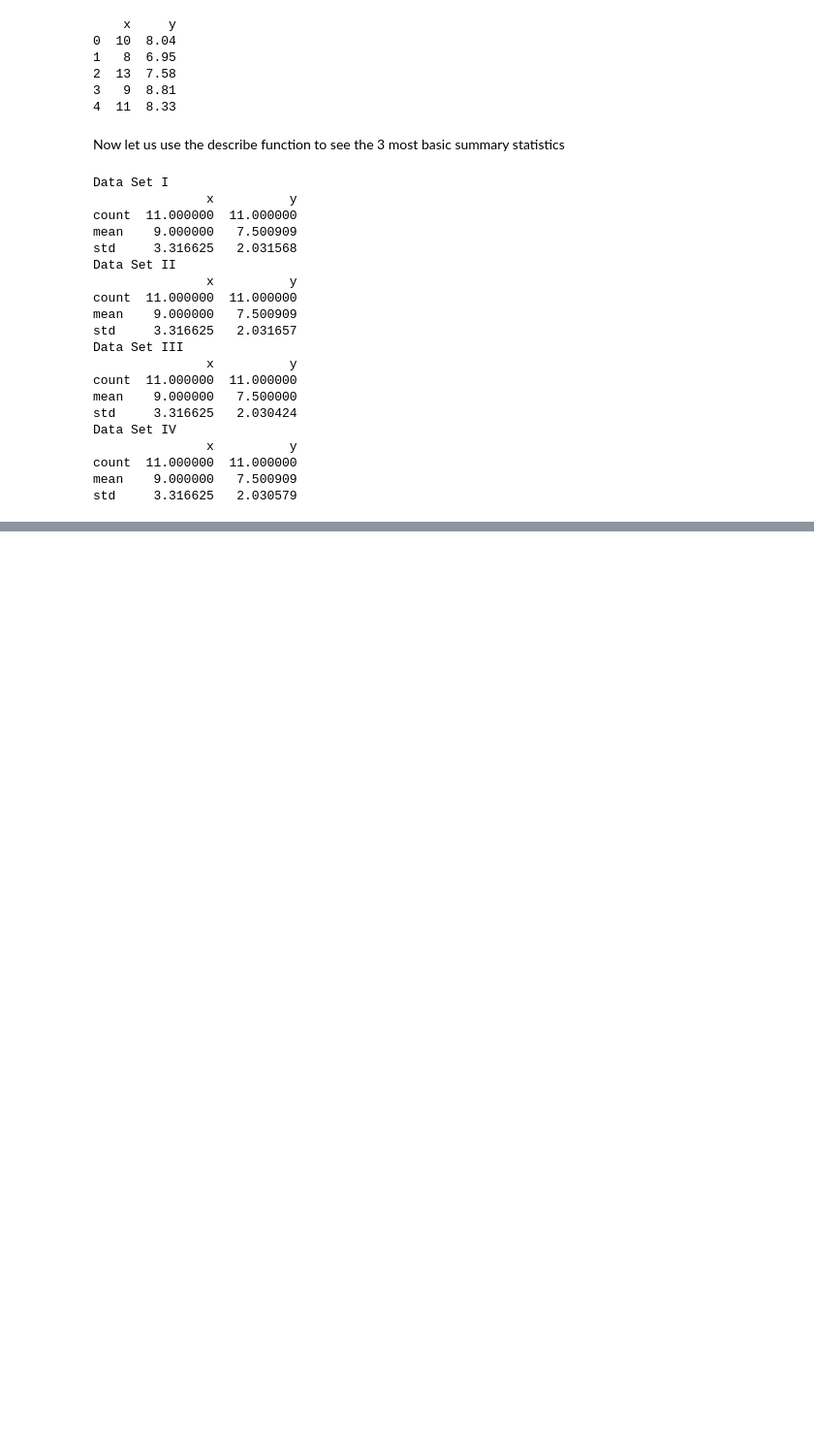
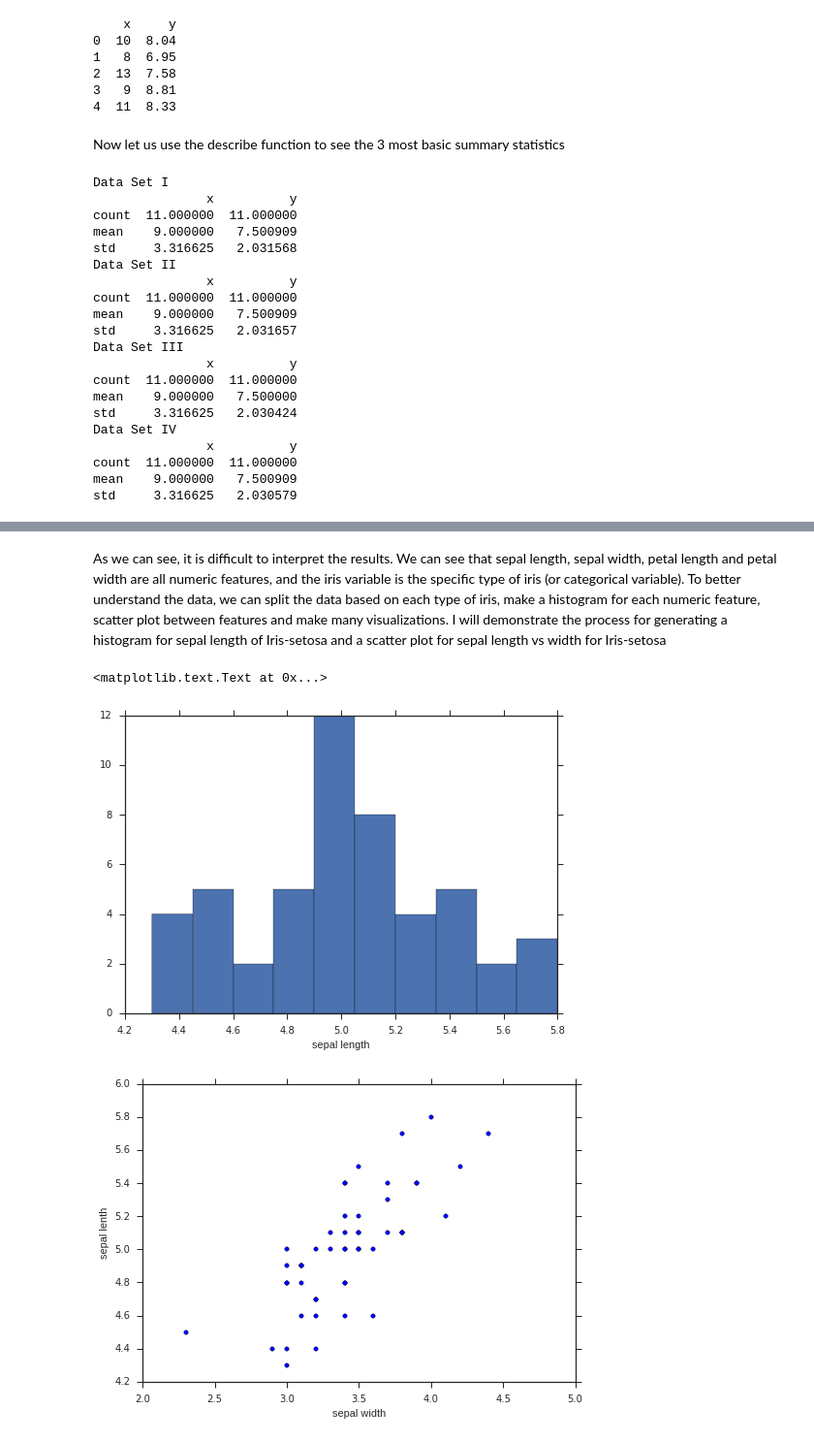
Before and after one commit to datascienceguide/datascienceguide.github.io, a Jupyter notebook: tutorials/Exploratory-Data-Analysis-Tutorial.ipynb, the cells around one changed output, grey strips where cells are left out. Shown: that part at 97% size. Cells and saved outputs as stored; diff of their text form; code cells hidden in the pictures; blank space fills up the shorter version.

```diff
--- a/tutorials/Exploratory-Data-Analysis-Tutorial.ipynb
+++ b/tutorials/Exploratory-Data-Analysis-Tutorial.ipynb
@@ -161,0 +213,5 @@ Shockily we can clearly see that the datasets are quite different!  The first da
+# %%
+iris = pd.read_csv('../datasets/iris.csv')
+print iris[0:5]
+
+print iris.describe()
@@ -161,0 +234,18 @@ Shockily we can clearly see that the datasets are quite different!  The first da
+# %% [markdown]
+As we can see, it is difficult to interpret the results.  We can see that sepal length, sepal width, petal length and petal width are all numeric features, and the iris variable is the specific type of iris (or categorical variable).  To better understand the data, we can split the data based on each type of iris, make a histogram for each numeric feature, scatter plot between features and make many visualizations. I will demonstrate the process for generating a histogram for sepal length of Iris-setosa and a scatter plot for sepal length vs width for Iris-setosa
+# %%
+#select all Iris-setosa
+iris_setosa = iris[iris.iris == "Iris-setosa"]
+plt.figure(1)
+#make histogram of sepal lenth
+plt.hist(iris_setosa["sepal length"])
+plt.xlabel("sepal length")
+
+plt.figure(2)
+plt.scatter(iris_setosa["sepal width"], iris_setosa["sepal length"] )
+plt.xlabel("sepal width")
+plt.ylabel("sepal lenth")
+# %% [output]
+<matplotlib.text.Text at 0x...>
+[figure, added]
+[figure, added]
```
Also changed, not shown: parts of 12 cells of this notebook, 1 other file.
